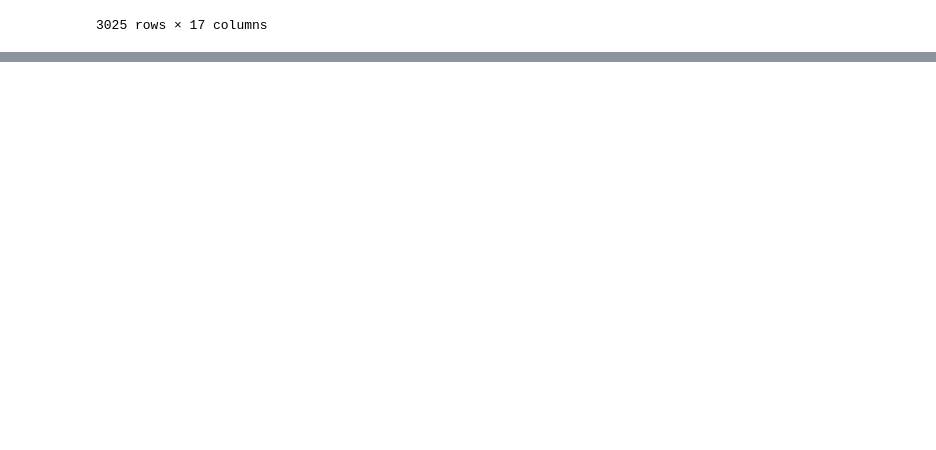
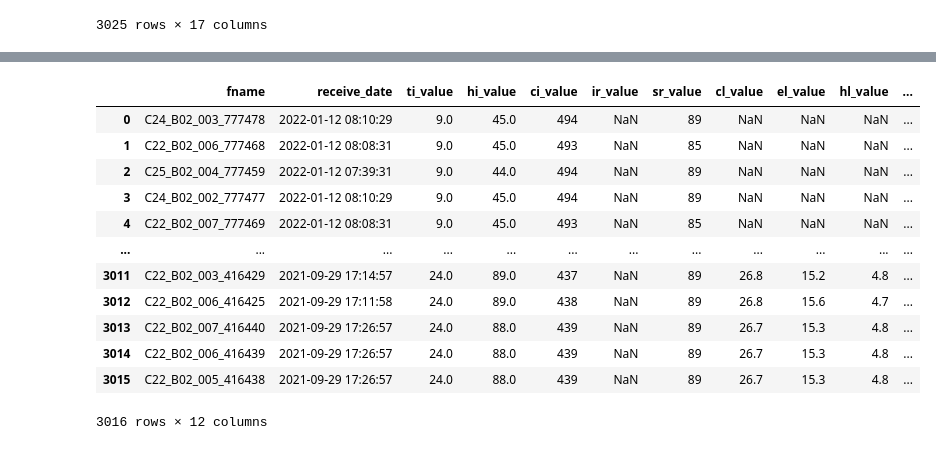
Before and after one commit to ElaYJ/Study_Deep_Learning, a Jupyter notebook: DL_Project/label_json2df.ipynb, the cells around one changed output, grey strips where cells are left out. Cells and saved outputs as stored; diff of their text form; code cells hidden in the pictures; blank space fills up the shorter version.

```diff
--- a/DL_Project/label_json2df.ipynb
+++ b/DL_Project/label_json2df.ipynb
@@ -166,0 +203,9 @@ df.to_csv("/content/drive/MyDrive/DLP/[DS]_Deep_Learning_Project/valid_meta_data
+# %%
+import os
+from tqdm.notebook import tqdm
+
+json_dir = "/content/drive/MyDrive/DLP/dataset/label_data_json/decomp_train/"
+
+for fname in tqdm(tfname_list):
+    if not os.path.isfile(json_dir + fname + ".json"):
+        raise ValueError("Json file not found:", fname)
@@ -166,0 +264,2 @@ df.to_csv("/content/drive/MyDrive/DLP/[DS]_Deep_Learning_Project/valid_meta_data
+# %%
+base_data, env1_data, env2_data, growth_info = get_info_from_json(tfname_list)
@@ -166,0 +283,21 @@ df.to_csv("/content/drive/MyDrive/DLP/[DS]_Deep_Learning_Project/valid_meta_data
+# %%
+env2_df = pd.DataFrame(env2_data)
+env2_df = env2_df.drop(columns=['farm_id','id','tl_value','ei_value','pl_value'])
+# %%
+numeric_columns = ['ti_value', 'hi_value', 'ci_value', 'ir_value', 'sr_value', 'cl_value', 'el_value', 'hl_value', 'pi_value']
+env2_df[numeric_columns] = env2_df[numeric_columns].apply(pd.to_numeric)
+env2_df
+# %% [output]
+|  | fname | receive_date | ti_value | hi_value | ci_value | ir_value | sr_value | cl_value | el_value | hl_value | ... |
+| 0 | C24_B02_003_777478 | 2022-01-12 08:10:29 | 9.0 | 45.0 | 494 | NaN | 89 | NaN | NaN | NaN | ... |
+| 1 | C22_B02_006_777468 | 2022-01-12 08:08:31 | 9.0 | 45.0 | 493 | NaN | 85 | NaN | NaN | NaN | ... |
+| 2 | C25_B02_004_777459 | 2022-01-12 07:39:31 | 9.0 | 44.0 | 494 | NaN | 89 | NaN | NaN | NaN | ... |
+| 3 | C24_B02_002_777477 | 2022-01-12 08:10:29 | 9.0 | 45.0 | 494 | NaN | 89 | NaN | NaN | NaN | ... |
+| 4 | C22_B02_007_777469 | 2022-01-12 08:08:31 | 9.0 | 45.0 | 493 | NaN | 85 | NaN | NaN | NaN | ... |
+| ... | ... | ... | ... | ... | ... | ... | ... | ... | ... | ... | ... |
+| 3011 | C22_B02_003_416429 | 2021-09-29 17:14:57 | 24.0 | 89.0 | 437 | NaN | 89 | 26.8 | 15.2 | 4.8 | ... |
+| 3012 | C22_B02_006_416425 | 2021-09-29 17:11:58 | 24.0 | 89.0 | 438 | NaN | 89 | 26.8 | 15.6 | 4.7 | ... |
+| 3013 | C22_B02_007_416440 | 2021-09-29 17:26:57 | 24.0 | 88.0 | 439 | NaN | 89 | 26.7 | 15.3 | 4.8 | ... |
+| 3014 | C22_B02_006_416439 | 2021-09-29 17:26:57 | 24.0 | 88.0 | 439 | NaN | 89 | 26.7 | 15.3 | 4.8 | ... |
+| 3015 | C22_B02_005_416438 | 2021-09-29 17:26:57 | 24.0 | 88.0 | 439 | NaN | 89 | 26.7 | 15.3 | 4.8 | ... |
+3016 rows × 12 columns
```
Also changed, not shown: parts of 32 cells of this notebook.
